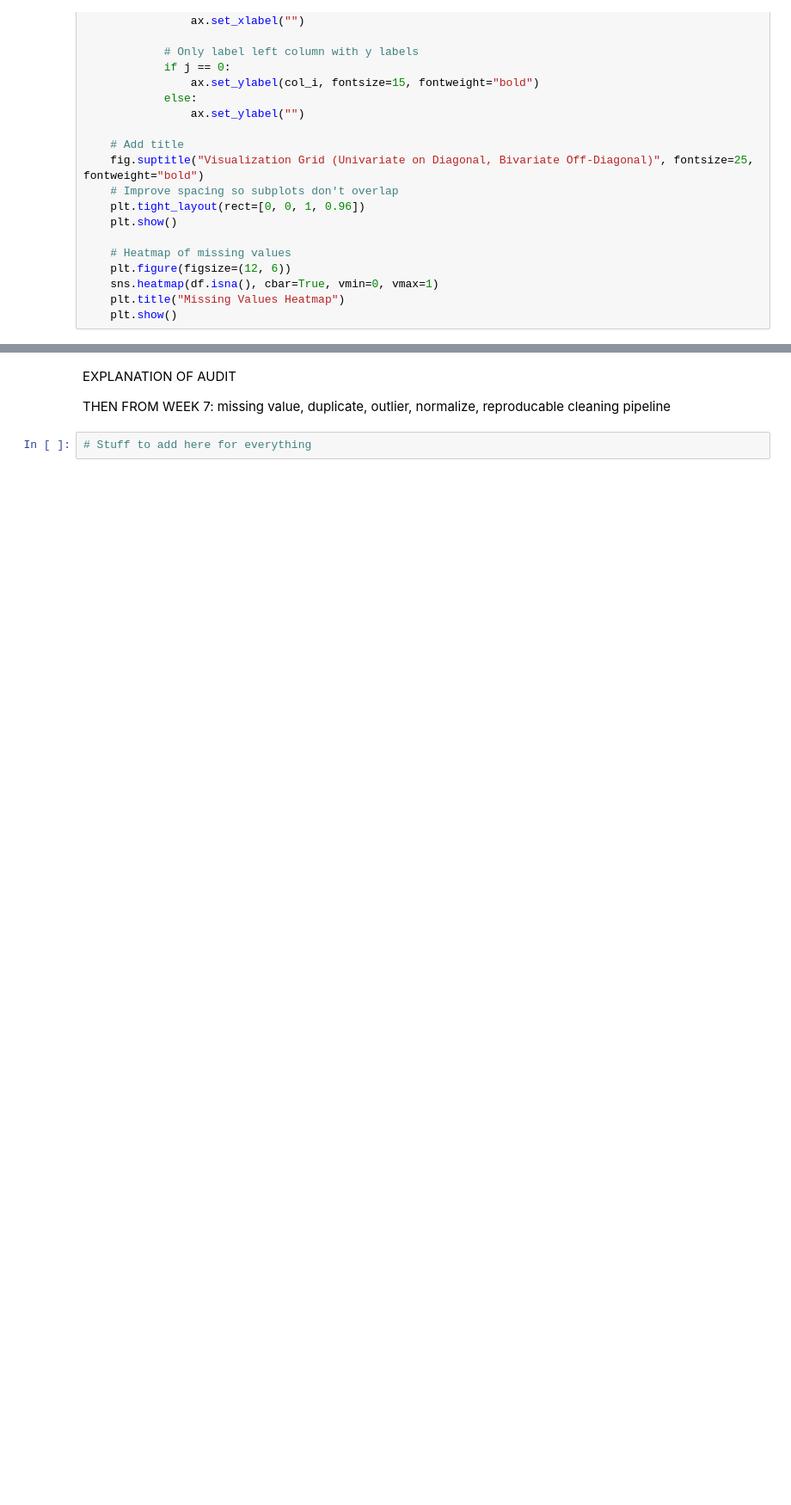
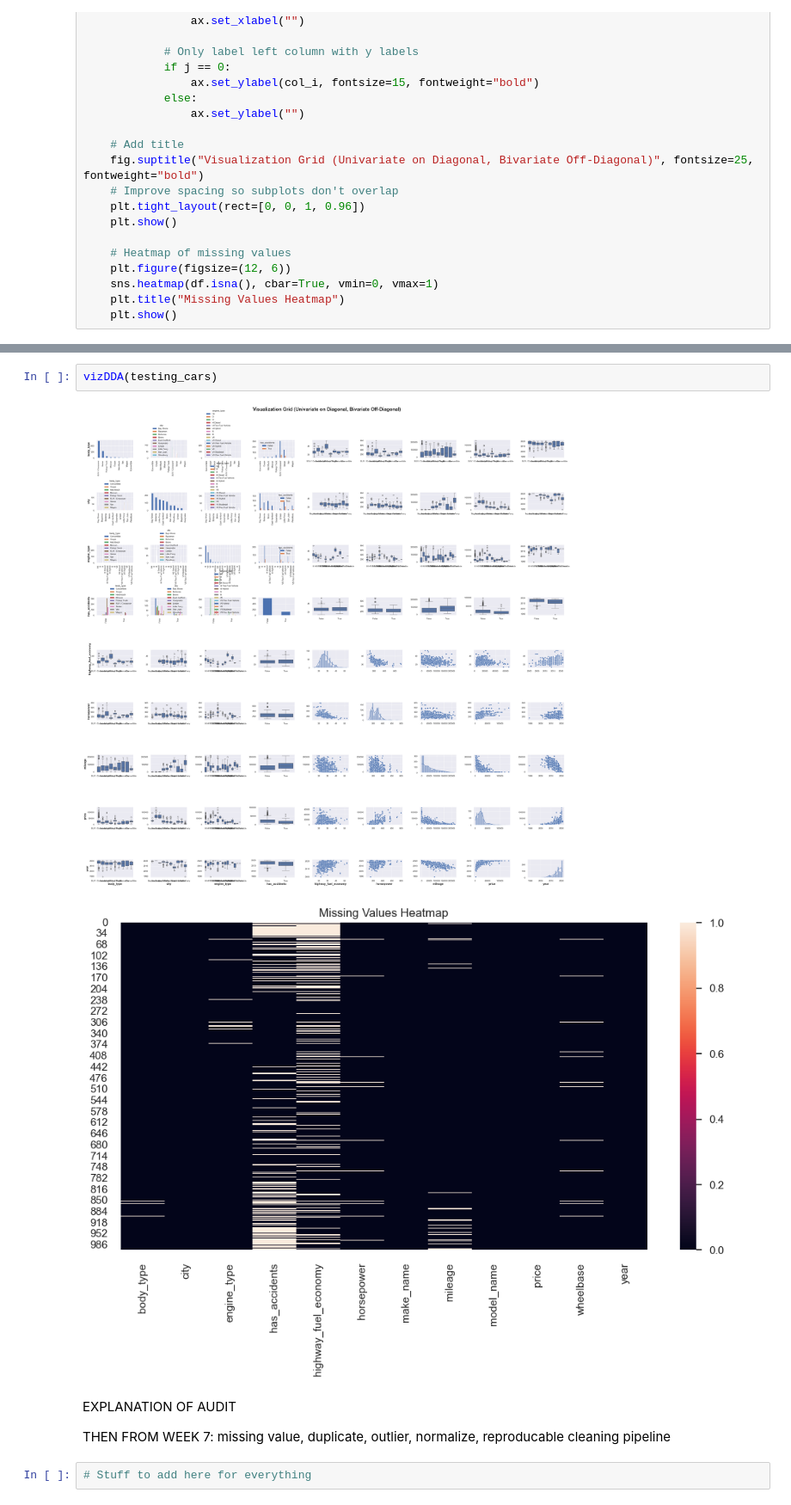
Before and after one commit to chalou123456/COMP333_Group_O, a Jupyter notebook: COMP333_PROJECT_GROUP_O.ipynb, the cells around one changed output, grey strips where cells are left out. Shown at 86% size. Cells and saved outputs as stored; diff of their text form; blank space fills up the shorter version.

```diff
--- a/COMP333_PROJECT_GROUP_O.ipynb
+++ b/COMP333_PROJECT_GROUP_O.ipynb
@@ -373,3 +376,8 @@ quantDDA(testing_cars)
+# %%
+vizDDA(testing_cars)
+# %% [output]
+[figure, added]
+[figure, added]
 # %% [markdown]
 EXPLANATION OF AUDIT
 
```
Also changed, not shown: parts of 8 cells of this notebook.
